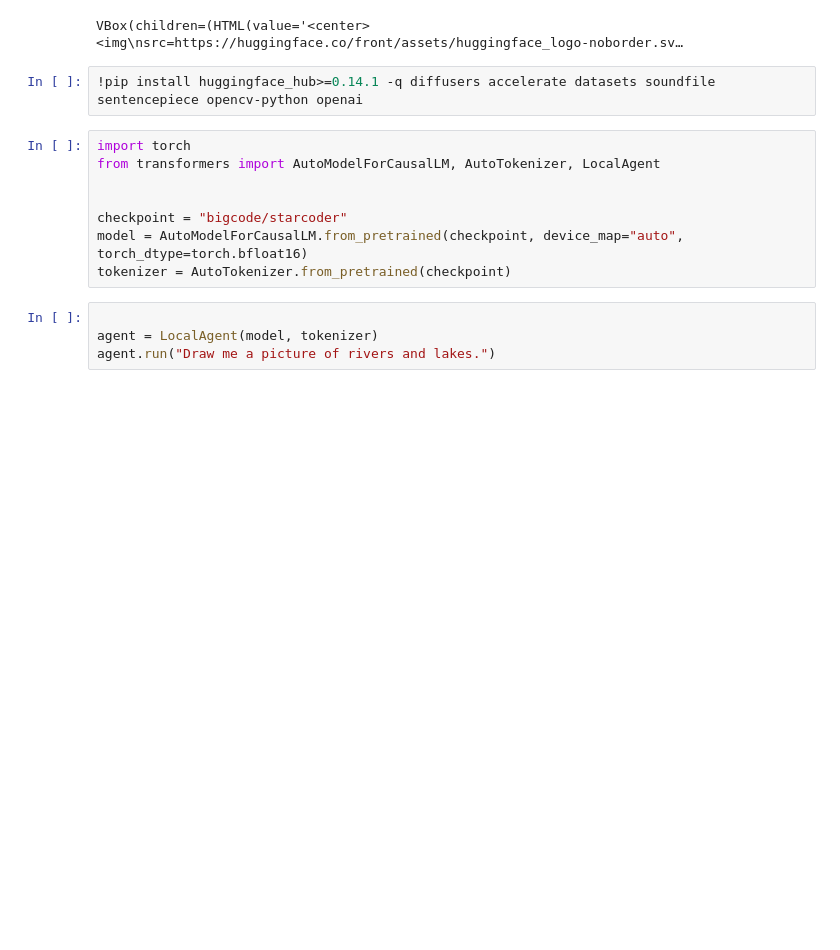
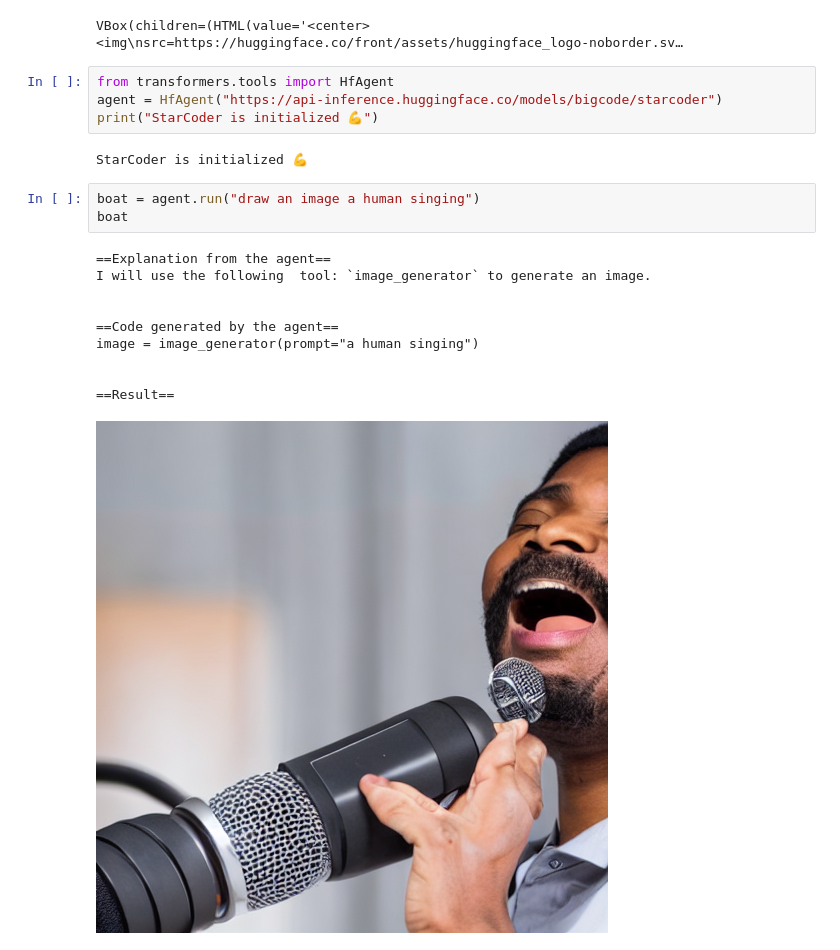
Before and after one commit to Darthph0enix7/Multi-Modal_Language_Model, a Jupyter notebook: agent.ipynb, the cells around one changed output. Saved outputs shown, nothing was run; the diff lists cells and outputs as text; blank space fills up the shorter version.

```diff
--- a/agent.ipynb
+++ b/agent.ipynb
@@ -3,17 +3,23 @@ from huggingface_hub import notebook_login
 notebook_login()
 # %% [output]
 VBox(children=(HTML(value='<center> <img\nsrc=https://huggingface.co/front/assets/huggingface_logo-noborder.sv…
-# %%
-!pip install huggingface_hub>=0.14.1 -q diffusers accelerate datasets soundfile sentencepiece opencv-python openai
-# %%
-import torch
-from transformers import AutoModelForCausalLM, AutoTokenizer, LocalAgent
-
-
-checkpoint = "bigcode/starcoder"
-model = AutoModelForCausalLM.from_pretrained(checkpoint, device_map="auto", torch_dtype=torch.bfloat16)
-tokenizer = AutoTokenizer.from_pretrained(checkpoint)
-# %%
-
-agent = LocalAgent(model, tokenizer)
-agent.run("Draw me a picture of rivers and lakes.")
+# %%
+from transformers.tools import HfAgent
+agent = HfAgent("https://api-inference.huggingface.co/models/bigcode/starcoder")
+print("StarCoder is initialized 💪")
+# %% [output]
+StarCoder is initialized 💪
+# %%
+boat = agent.run("draw an image a human singing")
+boat
+# %% [output]
+==Explanation from the agent==
+I will use the following  tool: `image_generator` to generate an image.
+
+
+==Code generated by the agent==
+image = image_generator(prompt="a human singing")
+
+
+==Result==
+[figure, added]
```
Also changed, not shown: 1 other file.
